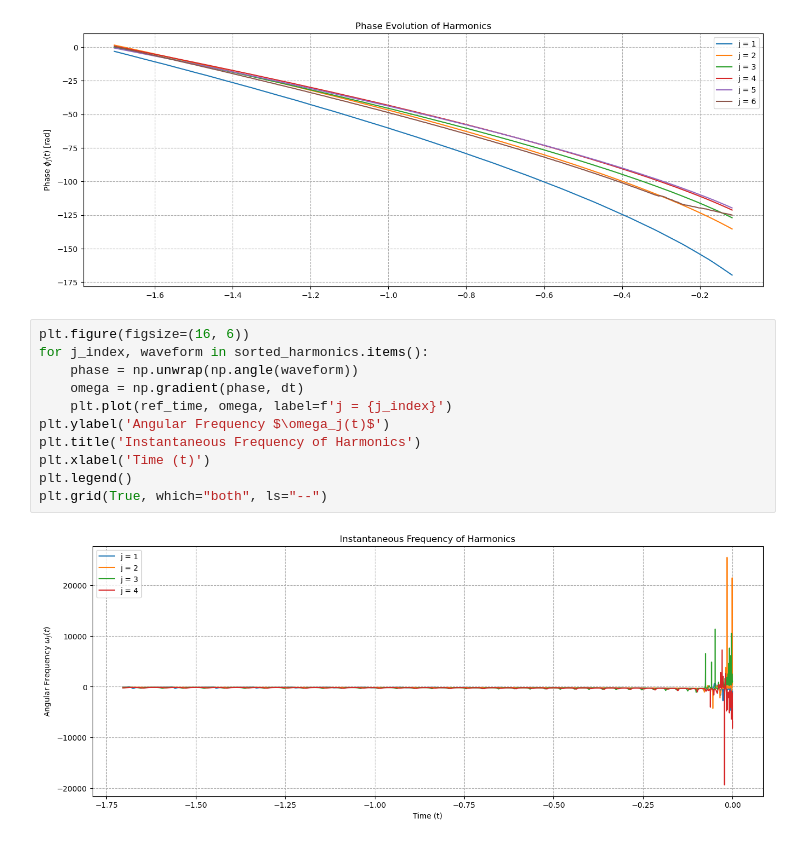
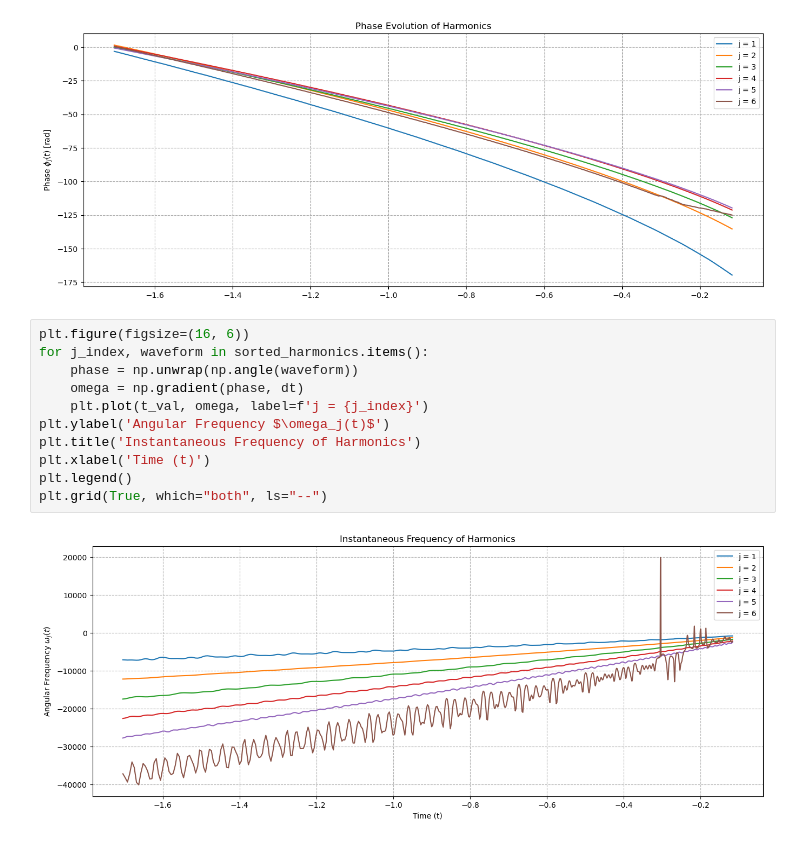
Before and after one commit to AfrozSaqlain/GWSurrogate, a Jupyter notebook: notebooks/esigma_eccentric_harmonics_within_ISCO.ipynb, the cells around one changed output. Saved outputs shown, nothing was run; the diff lists cells and outputs as text.

```diff
--- a/notebooks/esigma_eccentric_harmonics_within_ISCO.ipynb
+++ b/notebooks/esigma_eccentric_harmonics_within_ISCO.ipynb
@@ -183,13 +183,13 @@ plt.grid(True, which="both", ls="--")
 # %%
 plt.figure(figsize=(16, 6))
 for j_index, waveform in sorted_harmonics.items():
     phase = np.unwrap(np.angle(waveform))
     omega = np.gradient(phase, dt)
-    plt.plot(ref_time, omega, label=f'j = {j_index}')
+    plt.plot(t_val, omega, label=f'j = {j_index}')
 plt.ylabel('Angular Frequency $\omega_j(t)$')
 plt.title('Instantaneous Frequency of Harmonics')
 plt.xlabel('Time (t)')
 plt.legend()
 plt.grid(True, which="both", ls="--")
 # %% [output]
-[figure, old version]
+[figure, new version]
```
